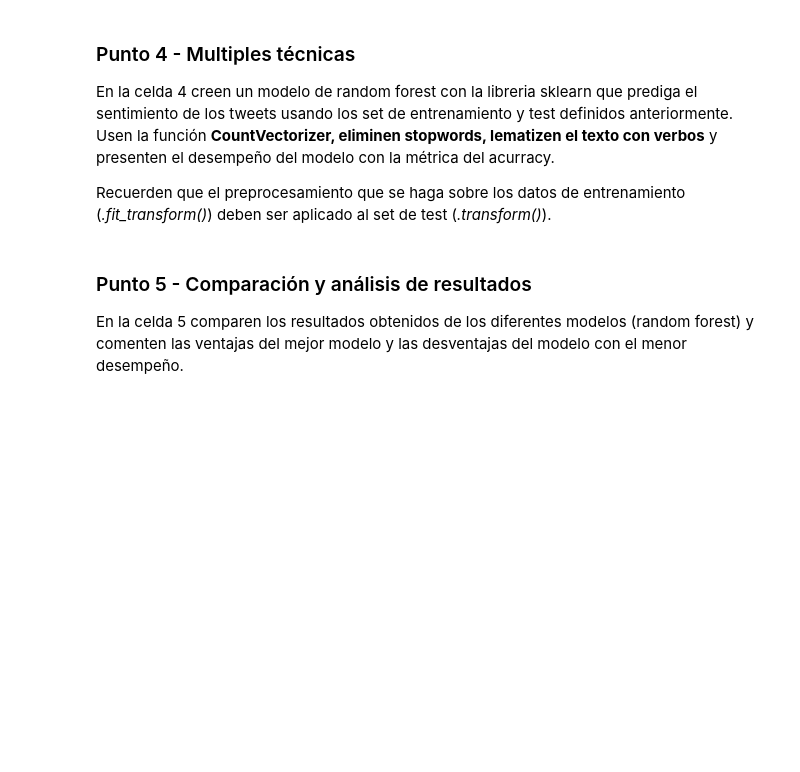
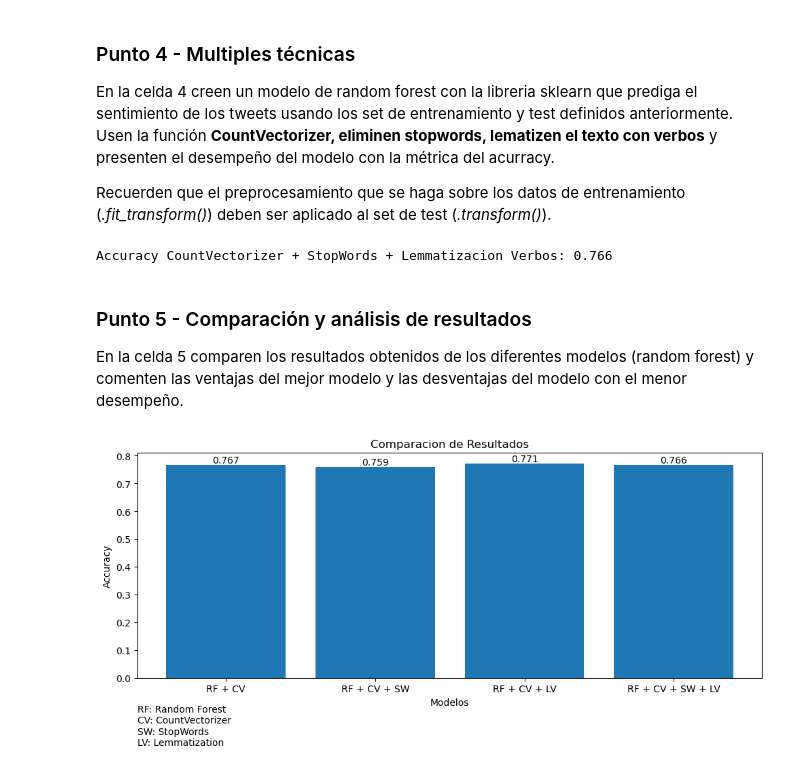
Before and after one commit to Josehoyos26/ML-y-PLN-Grupo-26, a Jupyter notebook: Proyecto Semana 5/S5TC1_Analisis_Sentimientos.ipynb, the cells around one changed output. Saved outputs shown, nothing was run; the diff lists cells and outputs as text; code cells hidden in the pictures; blank space fills up the shorter version.

```diff
--- a/Proyecto Semana 5/S5TC1_Analisis_Sentimientos.ipynb
+++ b/Proyecto Semana 5/S5TC1_Analisis_Sentimientos.ipynb
@@ -138,12 +142,8 @@ En la celda 3 creen un modelo de random forest con la libreria sklearn que predi
 Recuerden que el preprocesamiento que se haga sobre los datos de entrenamiento  (*.fit_transform()*) deben ser aplicado al set de test (*.transform()*).
 # %%
 # Celda 3
-
-# Separación de datos en set de entrenamiento y test
-
-X_train, X_test, y_train, y_test = train_test_split(X, y, test_size=0.33, random_state=42)
-
 nltk.download('wordnet')
+nltk.download('averaged_perceptron_tagger')
 from nltk.stem import WordNetLemmatizer
 
 # Creamos un objeto WordNetLemmatizer
@@ -160,7 +160,7 @@ def lemmatize_verbs(text):
 X_train_lemmatized = X_train.apply(lemmatize_verbs)
 X_test_lemmatized = X_test.apply(lemmatize_verbs)
 
-# Vectorizamos los comentarios eliminando los stopwords
+# Vectorizamos los comentarios
 vectorizer = CountVectorizer(max_features=10000)
 X_train_vectorized = vectorizer.fit_transform(X_train_lemmatized)
 X_test_vectorized = vectorizer.transform(X_test_lemmatized)
@@ -173,4 +173,5 @@ rfc.fit(X_train_vectorized, y_train)
 y_pred = rfc.predict(X_test_vectorized)
 
 # Calculamos la exactitud (accuracy) del modelo
-print('Accuracy:', metrics.accuracy_score(y_pred, y_test.values))
+accuracy_cv_lv = metrics.accuracy_score(y_pred, y_test.values)
+print('Accuracy CountVectorizer + Lematizacion de Verbos:', "{:.3f}".format(accuracy_cv_lv))
@@ -185,3 +193,28 @@ Recuerden que el preprocesamiento que se haga sobre los datos de entrenamiento
+# %%
+# Celda 4
+# Tomando como base lo definido en el puntos anteriores [stop_words, lemmatize_verbs] entonces:
+
+# Aplicamos la lematización de verbos a los datos de entrenamiento y prueba
+X_train_lemmatized = X_train.apply(lemmatize_verbs)
+X_test_lemmatized = X_test.apply(lemmatize_verbs)
+
+# Vectorizamos los comentarios eliminando los stopwords
+vectorizer = CountVectorizer(max_features=10000, stop_words=stop_words)
+X_train_vectorized = vectorizer.fit_transform(X_train_lemmatized)
+X_test_vectorized = vectorizer.transform(X_test_lemmatized)
+
+# Creamos y entrenamos el modelo Random Forest
+rfc = RandomForestClassifier()
+rfc.fit(X_train_vectorized, y_train)
+
+# Hacemos las predicciones en el conjunto de prueba
+y_pred = rfc.predict(X_test_vectorized)
+
+# Calculamos la exactitud (accuracy) del modelo
+accuracy_cv_lv_sw = metrics.accuracy_score(y_pred, y_test.values)
+print('Accuracy CountVectorizer + StopWords + Lemmatizacion Verbos:', "{:.3f}".format(accuracy_cv_lv_sw))
+# %% [output]
+Accuracy CountVectorizer + StopWords + Lemmatizacion Verbos: 0.766
 # %% [markdown]
 ### Punto 5 - Comparación y análisis de resultados
 
@@ -190,0 +222,33 @@ En la celda 5 comparen los resultados obtenidos de los diferentes modelos (rando
+# %%
+# Celda 5
+# Comparando Resultados
+etiquetas = ['RF + CV', 'RF + CV + SW', 'RF + CV + LV', 'RF + CV + SW + LV']
+valores_rmse = [accuracy_cv, accuracy_sw, accuracy_cv_lv, accuracy_cv_lv_sw]
+valores_rmse = [round(x, 3) for x in valores_rmse]
+
+fig, ax1 = plt.subplots(nrows=1, ncols=1, figsize=(10,5))
+
+ax1.bar(etiquetas, valores_rmse)
+for i in range(len(valores_rmse)):
+    ax1.text(i, valores_rmse[i], valores_rmse[i], ha='center', va='bottom')
+ax1.set_title('Comparacion de Resultados')
+ax1.set_xlabel('Modelos')
+ax1.set_ylabel('Accuracy')
+ax1.set_xticks(range(len(etiquetas)))
+ax1.set_xticklabels(etiquetas, rotation=0)
+
+# Agregar leyenda
+leyenda = {
+    'RF': 'Random Forest',
+    'CV': 'CountVectorizer',
+    'SW': 'StopWords',
+    'LV': 'Lemmatization'
+}
+leyenda_texto = '\n'.join([f'{k}: {leyenda[k]}' for k in leyenda])
+ax1.text(0.00, -0.30, leyenda_texto, transform=ax1.transAxes, fontsize=10,
+         horizontalalignment='left')
+
+plt.tight_layout()
+plt.show()
+# %% [output]
+[figure, added]
```
Also changed, not shown: parts of 6 cells of this notebook.
